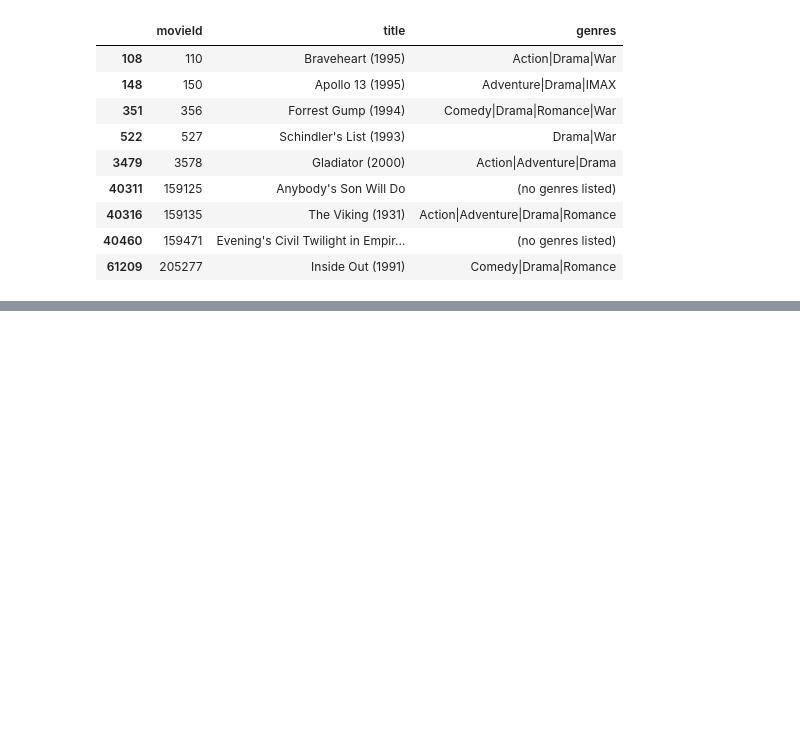
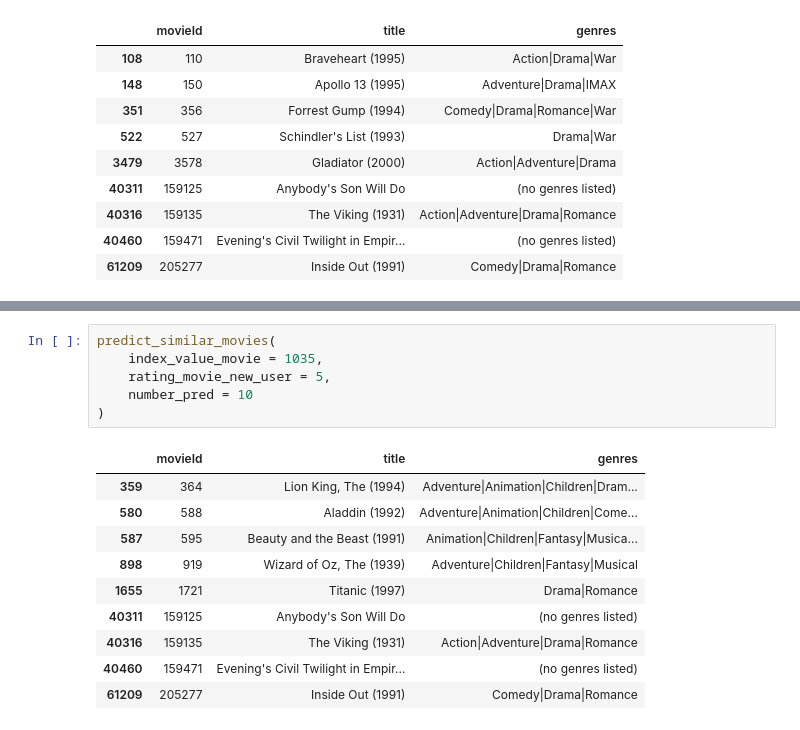
Before and after one commit to onintsoaarkt/applied-ml-at-scale-report-onintsoa, a Jupyter notebook: notebook_mlas.ipynb, the cells around one changed output, grey strips where cells are left out. Saved outputs shown, nothing was run; the diff lists cells and outputs as text; blank space fills up the shorter version.

```diff
--- a/notebook_mlas.ipynb
+++ b/notebook_mlas.ipynb
@@ -1266,0 +1275,17 @@ predict_similar_movies(
+# %%
+predict_similar_movies(
+    index_value_movie = 1035,
+    rating_movie_new_user = 5,
+    number_pred = 10
+)
+# %% [output]
+|  | movieId | title | genres |
+| 359 | 364 | Lion King, The (1994) | Adventure|Animation|Children|Dram... |
+| 580 | 588 | Aladdin (1992) | Adventure|Animation|Children|Come... |
+| 587 | 595 | Beauty and the Beast (1991) | Animation|Children|Fantasy|Musica... |
+| 898 | 919 | Wizard of Oz, The (1939) | Adventure|Children|Fantasy|Musical |
+| 1655 | 1721 | Titanic (1997) | Drama|Romance |
+| 40311 | 159125 | Anybody's Son Will Do | (no genres listed) |
+| 40316 | 159135 | The Viking (1931) | Action|Adventure|Drama|Romance |
+| 40460 | 159471 | Evening's Civil Twilight in Empir... | (no genres listed) |
+| 61209 | 205277 | Inside Out (1991) | Comedy|Drama|Romance |
```
Also changed, not shown: parts of 2 cells of this notebook.
